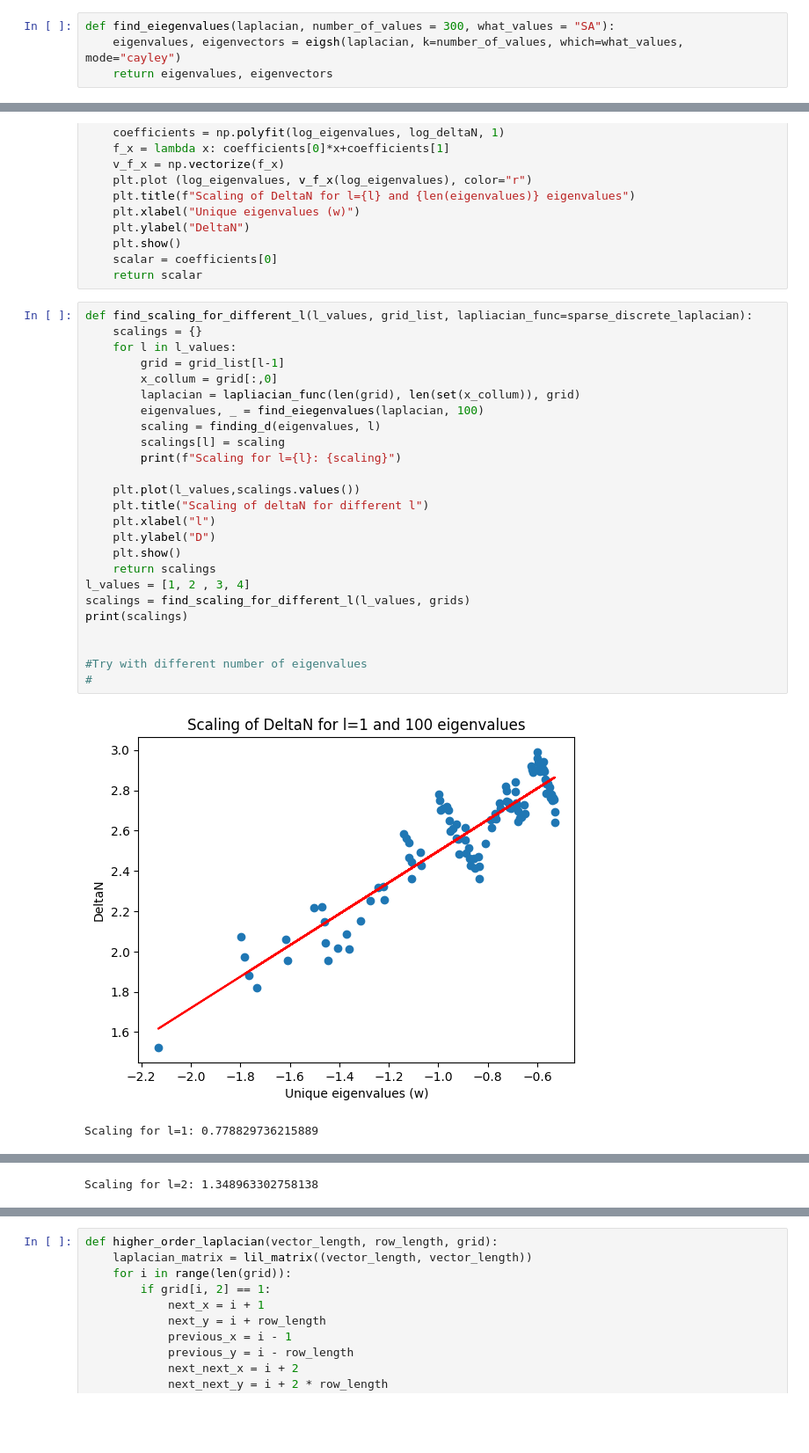
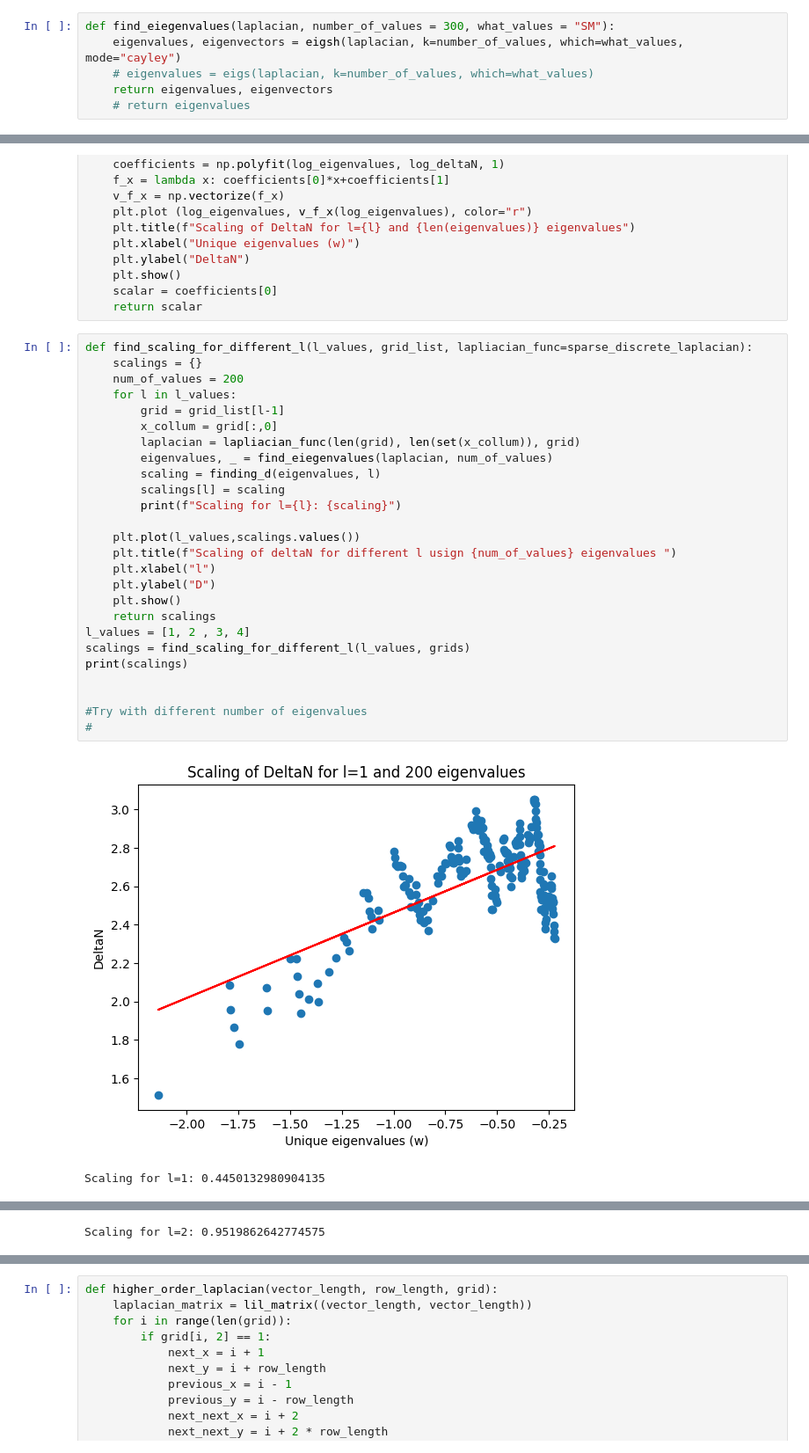
Before and after one commit to erikkoh/Numfys, a Jupyter notebook: Assignment2/Projectnotebook.ipynb, the cells around one changed output, grey strips where cells are left out. Shown at 88% size. Drawn from its saved outputs; the diff is of its cells as text; blank space fills up the shorter version.

```diff
--- a/Assignment2/Projectnotebook.ipynb
+++ b/Assignment2/Projectnotebook.ipynb
@@ -324,7 +328,9 @@ Normal matrix ram usage:  6.679216815286624  vs Sparse matrix ram usage:  0.0024
 # %%
-def find_eiegenvalues(laplacian, number_of_values = 300, what_values = "SA"):
+def find_eiegenvalues(laplacian, number_of_values = 300, what_values = "SM"):
     eigenvalues, eigenvectors = eigsh(laplacian, k=number_of_values, which=what_values, mode="cayley")
+    # eigenvalues = eigs(laplacian, k=number_of_values, which=what_values)
     return eigenvalues, eigenvectors
+    # return eigenvalues
 # %%
 def plotting_eigenvectors_old(eigenvectors,boundry, number_values = 10):
     x_boundry = boundry[:,0]
@@ -422,28 +428,29 @@ def finding_d(eigenvalues,l):
 # %%
 def find_scaling_for_different_l(l_values, grid_list, lapliacian_func=sparse_discrete_laplacian):
     scalings = {}
+    num_of_values = 200
     for l in l_values:
         grid = grid_list[l-1]
         x_collum = grid[:,0]
         laplacian = lapliacian_func(len(grid), len(set(x_collum)), grid)
-        eigenvalues, _ = find_eiegenvalues(laplacian, 100)
+        eigenvalues, _ = find_eiegenvalues(laplacian, num_of_values)
         scaling = finding_d(eigenvalues, l)
         scalings[l] = scaling
         print(f"Scaling for l={l}: {scaling}")
 
     plt.plot(l_values,scalings.values())
-    plt.title("Scaling of deltaN for different l")
+    plt.title(f"Scaling of deltaN for different l usign {num_of_values} eigenvalues ")
     plt.xlabel("l")
     plt.ylabel("D")
     plt.show()
     return scalings
 l_values = [1, 2 , 3, 4]
 scalings = find_scaling_for_different_l(l_values, grids)
 print(scalings)
 
 
 #Try with different number of eigenvalues
 #
 # %% [output]
-[figure, old version]
+[figure, new version]
-Scaling for l=1: 0.778829736215889
+Scaling for l=1: 0.4450132980904135
@@ -451 +458 @@ Scaling for l=1: 0.778829736215889
-Scaling for l=2: 1.348963302758138
+Scaling for l=2: 0.9519862642774575
```
Also changed, not shown: parts of 8 cells of this notebook.
